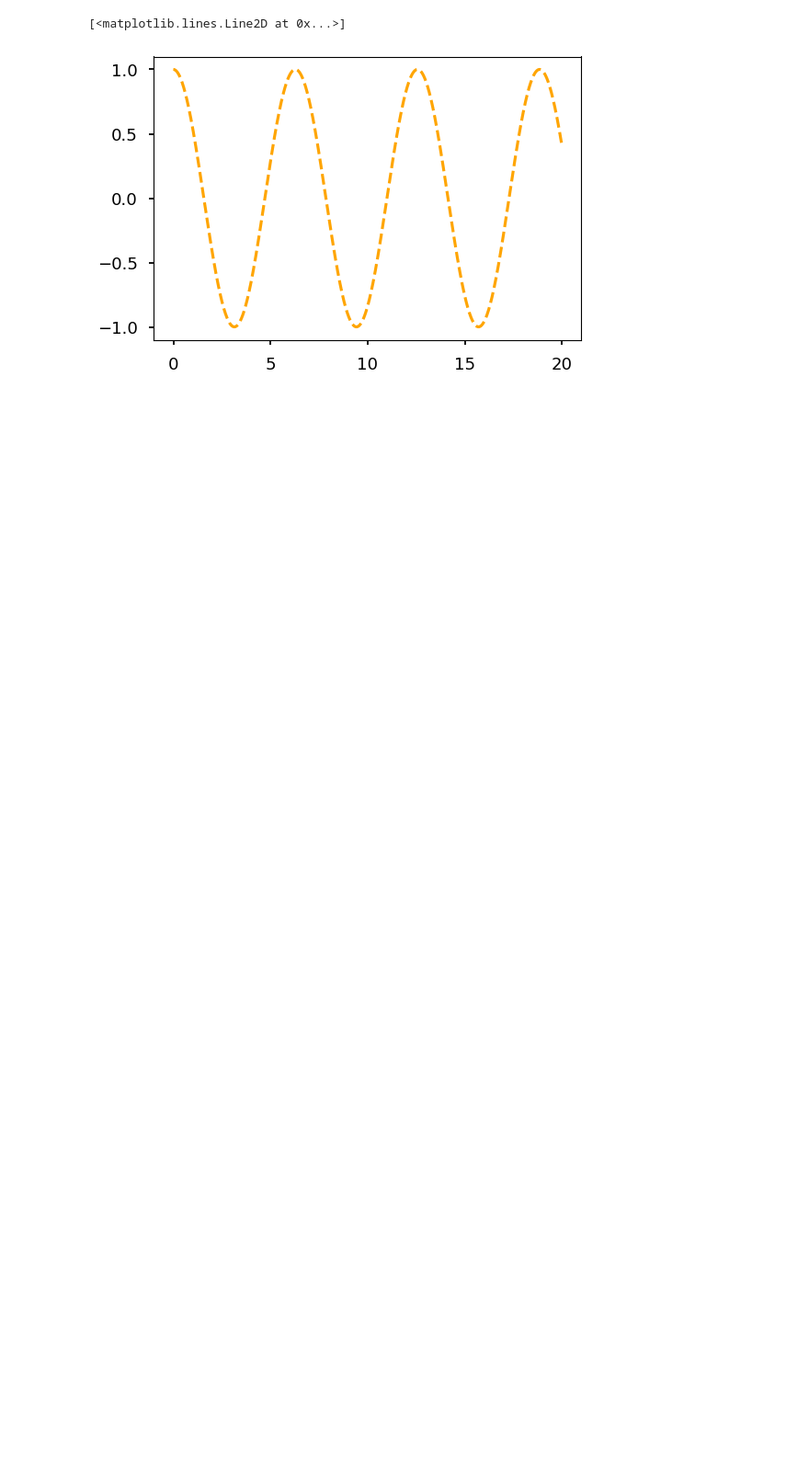
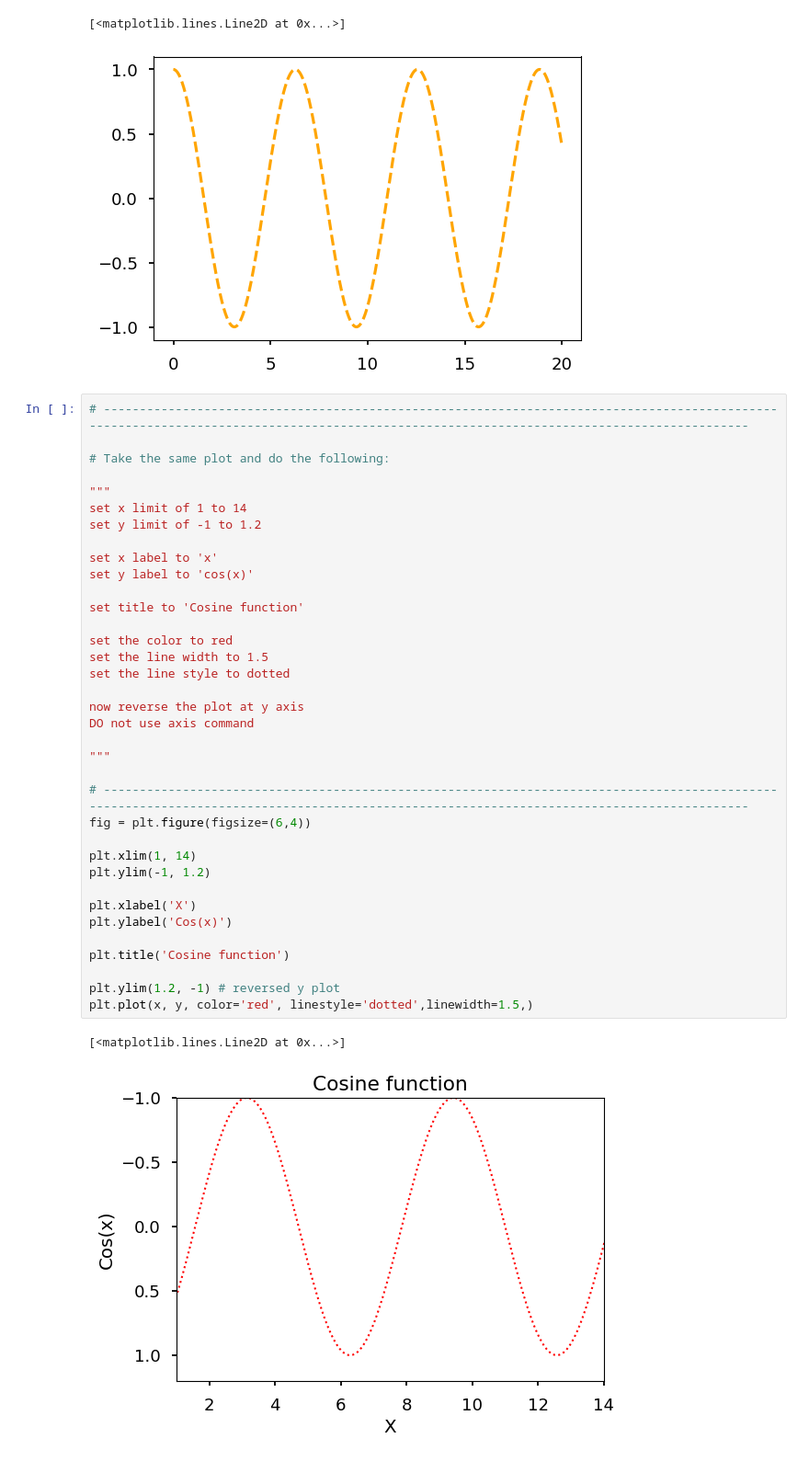
Before and after one commit to pcmoraesmenezes/Data-Science-and-Machine-Learning-Course, a Jupyter notebook: Introduction/data_visualization/exercises.ipynb, the cells around one changed output. Shown at 92% size. Drawn from its saved outputs; the diff is of its cells as text; blank space fills up the shorter version.

Commit message:
Learned about marker, set, axis limits, labels

```diff
--- a/Introduction/data_visualization/exercises.ipynb
+++ b/Introduction/data_visualization/exercises.ipynb
@@ -31,3 +31,42 @@ plt.plot(x, y, color='orange', linestyle='dashed')
 # %% [output]
 [<matplotlib.lines.Line2D at 0x...>]
 [figure]
+# %%
+# ------------------------------------------------------------------------------------------------------------------------------------------------------------------------------------------
+
+# Take the same plot and do the following:
+
+"""
+set x limit of 1 to 14
+set y limit of -1 to 1.2
+
+set x label to 'x'
+set y label to 'cos(x)'
+
+set title to 'Cosine function'
+
+set the color to red
+set the line width to 1.5
+set the line style to dotted
+
+now reverse the plot at y axis
+DO not use axis command
+
+"""
+
+# ------------------------------------------------------------------------------------------------------------------------------------------------------------------------------------------
+fig = plt.figure(figsize=(6,4))
+
+plt.xlim(1, 14)
+plt.ylim(-1, 1.2)
+
+plt.xlabel('X')
+plt.ylabel('Cos(x)')
+
+plt.title('Cosine function')
+
+plt.ylim(1.2, -1) # reversed y plot
+plt.plot(x, y, color='red', linestyle='dotted',linewidth=1.5,)
+# %% [output]
+[<matplotlib.lines.Line2D at 0x...>]
+[figure, added]
```
Also changed, not shown: parts of 1 cell of this notebook, 1 other file.
